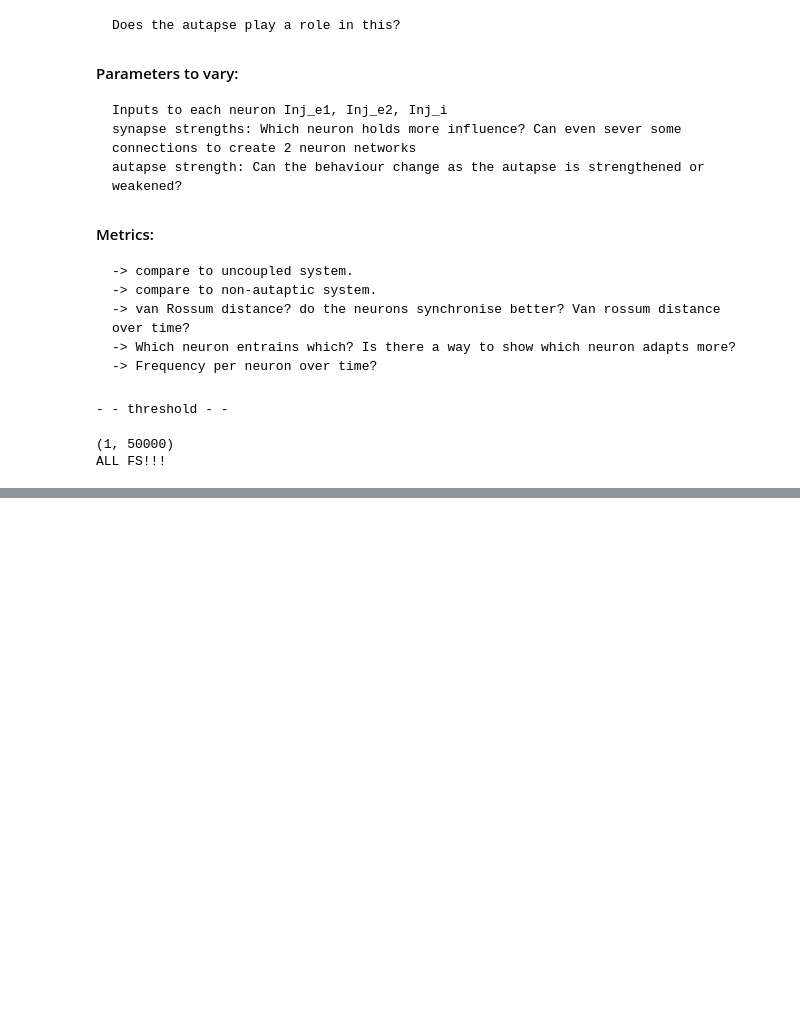
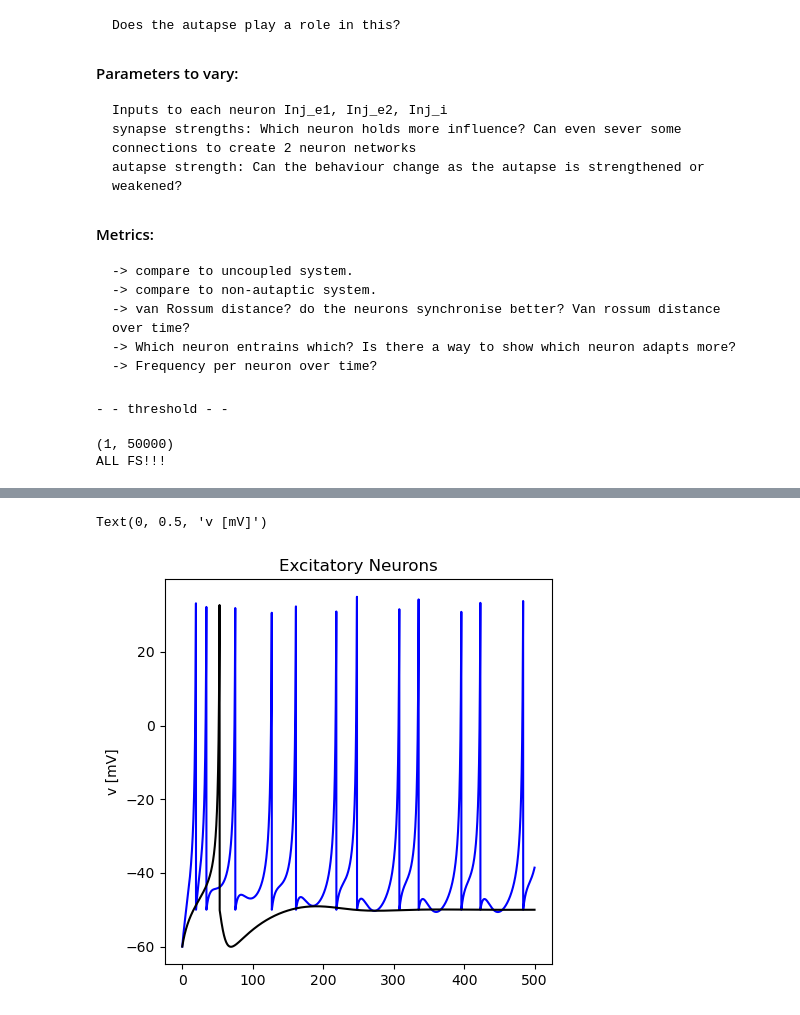
Before and after one commit to liammcs10/AQUA_project, a Jupyter notebook: micro-circuit/excitatory-inhibitory.ipynb, the cells around one changed output, grey strips where cells are left out. Saved outputs shown, nothing was run; the diff lists cells and outputs as text; code cells hidden in the pictures; blank space fills up the shorter version.

```diff
--- a/micro-circuit/excitatory-inhibitory.ipynb
+++ b/micro-circuit/excitatory-inhibitory.ipynb
@@ -263,3 +263,13 @@ Text(0.5, 47.7222222222222, 'Time [ms]')
+# %%
+fig, ax = plt.subplots(1, 1, figsize = (5, 5))
+
+ax.plot(M_uncoupled.t[:5000]/ms, M_uncoupled.v[0][:5000], c = 'blue', label = 'autaptic neuron')
+ax.plot(M_uncoupled.t[:5000]/ms, M_uncoupled.v[1][:5000], c = 'black', label = 'non-autaptic neuron')
+ax.set_title('Excitatory Neurons')
+ax.set_ylabel('v [mV]')
+# %% [output]
+Text(0, 0.5, 'v [mV]')
+[figure, added]
 # %%
 # Plot the membrane potentials and corresponding van rossum distance
 spikes_E = convert_spikes_to_aqua(spike_trains_E)
```
Also changed, not shown: parts of 5 cells of this notebook.
